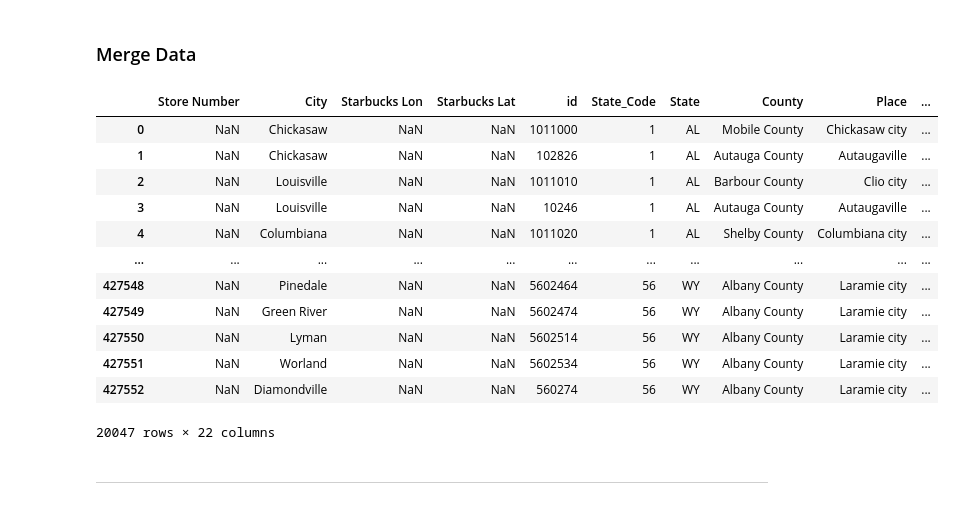
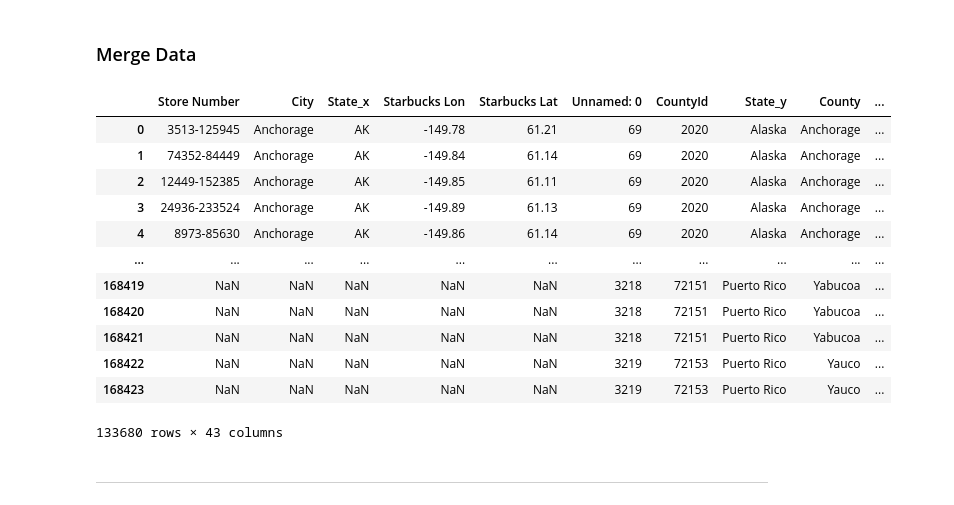
Before and after one commit to sarahEllwein/StarbucksLocationModel, a Jupyter notebook: analysis.ipynb, the cells around one changed output. Cells and saved outputs as stored; diff of their text form; code cells hidden in the pictures.

Commit message:
merged data using new city <--> county mapping

```diff
--- a/analysis.ipynb
+++ b/analysis.ipynb
@@ -13,6 +13,7 @@ starbucks = pd.read_csv('data/directory.csv')
 income = pd.read_csv('data/archive/kaggle_income.csv', encoding='cp1252')
 population = pd.read_csv(popURL, encoding='cp1252')
 demographic = pd.read_csv('data/demo.csv', encoding='cp1252')
+cities = pd.read_csv('data/uscities.csv')
 # %% [markdown]
 ***
 # %% [markdown]
@@ -56,0 +75,3 @@ population["NAME"] = population["NAME"].apply(lambda x: ' '.join(x.split()[0:-1]
+# %%
+cities = cities[["city", "state_id", "state_name", "county_name"]]
+cities
@@ -75,27 +110,37 @@ demographic
 # %% [markdown]
 ### Merge Data
 # %%
-data = pd.merge(income, population, left_on=["State_Name","City"], right_on=["STNAME", "NAME"]).drop(columns=["NAME","STNAME"])
-data = pd.merge(starbucks, data, how='right', left_on=["State", "City"], right_on=["State_ab","City"]).drop(columns=['State_Name','State'])
+#data = pd.merge(income, population, left_on=["State_Name","City"], right_on=["STNAME", "NAME"]).drop(columns=["NAME","STNAME"])
+#data = pd.merge(starbucks, data, how='right', left_on=["State", "City"], right_on=["State_ab","City"]).drop(columns=['State_Name','State'])
+#data = data.rename(columns={"Longitude":"Starbucks Lon", "Latitude":"Starbucks Lat",\
+#                            "State_ab":"State",\
+#                            "POPESTIMATE2017":"Population"})
+#data = data[~data['Store Number'].duplicated() | data['Store Number'].isnull()]
+#data
+
+mapping = demographic
+mapping["County"] = mapping["County"].apply(lambda x: ' '.join(x.split()[0:-1]))
+mapping = pd.merge(demographic, cities, left_on=["County"], right_on=["county_name"]).drop(columns=["state_name"]).drop_duplicates()
+data = pd.merge(starbucks, mapping, how='right', left_on=["State", "City"], right_on=["state_id","city"]).drop(columns=['state_id','city','county_name'])
 data = data.rename(columns={"Longitude":"Starbucks Lon", "Latitude":"Starbucks Lat",\
                             "State_ab":"State",\
                             "POPESTIMATE2017":"Population"})
 data = data[~data['Store Number'].duplicated() | data['Store Number'].isnull()]
 data
 # %% [output]
-|  | Store Number | City | Starbucks Lon | Starbucks Lat | id | State_Code | State | County | Place | ... |
-| 0 | NaN | Chickasaw | NaN | NaN | 1011000 | 1 | AL | Mobile County | Chickasaw city | ... |
-| 1 | NaN | Chickasaw | NaN | NaN | 102826 | 1 | AL | Autauga County | Autaugaville | ... |
-| 2 | NaN | Louisville | NaN | NaN | 1011010 | 1 | AL | Barbour County | Clio city | ... |
-| 3 | NaN | Louisville | NaN | NaN | 10246 | 1 | AL | Autauga County | Autaugaville | ... |
-| 4 | NaN | Columbiana | NaN | NaN | 1011020 | 1 | AL | Shelby County | Columbiana city | ... |
+|  | Store Number | City | State_x | Starbucks Lon | Starbucks Lat | Unnamed: 0 | CountyId | State_y | County | ... |
+| 0 | 3513-125945 | Anchorage | AK | -149.78 | 61.21 | 69 | 2020 | Alaska | Anchorage | ... |
+| 1 | 74352-84449 | Anchorage | AK | -149.84 | 61.14 | 69 | 2020 | Alaska | Anchorage | ... |
+| 2 | 12449-152385 | Anchorage | AK | -149.85 | 61.11 | 69 | 2020 | Alaska | Anchorage | ... |
+| 3 | 24936-233524 | Anchorage | AK | -149.89 | 61.13 | 69 | 2020 | Alaska | Anchorage | ... |
+| 4 | 8973-85630 | Anchorage | AK | -149.86 | 61.14 | 69 | 2020 | Alaska | Anchorage | ... |
 | ... | ... | ... | ... | ... | ... | ... | ... | ... | ... | ... |
-| 427548 | NaN | Pinedale | NaN | NaN | 5602464 | 56 | WY | Albany County | Laramie city | ... |
-| 427549 | NaN | Green River | NaN | NaN | 5602474 | 56 | WY | Albany County | Laramie city | ... |
-| 427550 | NaN | Lyman | NaN | NaN | 5602514 | 56 | WY | Albany County | Laramie city | ... |
-| 427551 | NaN | Worland | NaN | NaN | 5602534 | 56 | WY | Albany County | Laramie city | ... |
-| 427552 | NaN | Diamondville | NaN | NaN | 560274 | 56 | WY | Albany County | Laramie city | ... |
+| 168419 | NaN | NaN | NaN | NaN | NaN | 3218 | 72151 | Puerto Rico | Yabucoa | ... |
+| 168420 | NaN | NaN | NaN | NaN | NaN | 3218 | 72151 | Puerto Rico | Yabucoa | ... |
+| 168421 | NaN | NaN | NaN | NaN | NaN | 3218 | 72151 | Puerto Rico | Yabucoa | ... |
+| 168422 | NaN | NaN | NaN | NaN | NaN | 3219 | 72153 | Puerto Rico | Yauco | ... |
+| 168423 | NaN | NaN | NaN | NaN | NaN | 3219 | 72153 | Puerto Rico | Yauco | ... |
-20047 rows × 22 columns
+133680 rows × 43 columns
 # %% [markdown]
 ***
 # %% [markdown]
```
Also changed, not shown: parts of 3 cells of this notebook, 1 other file.
